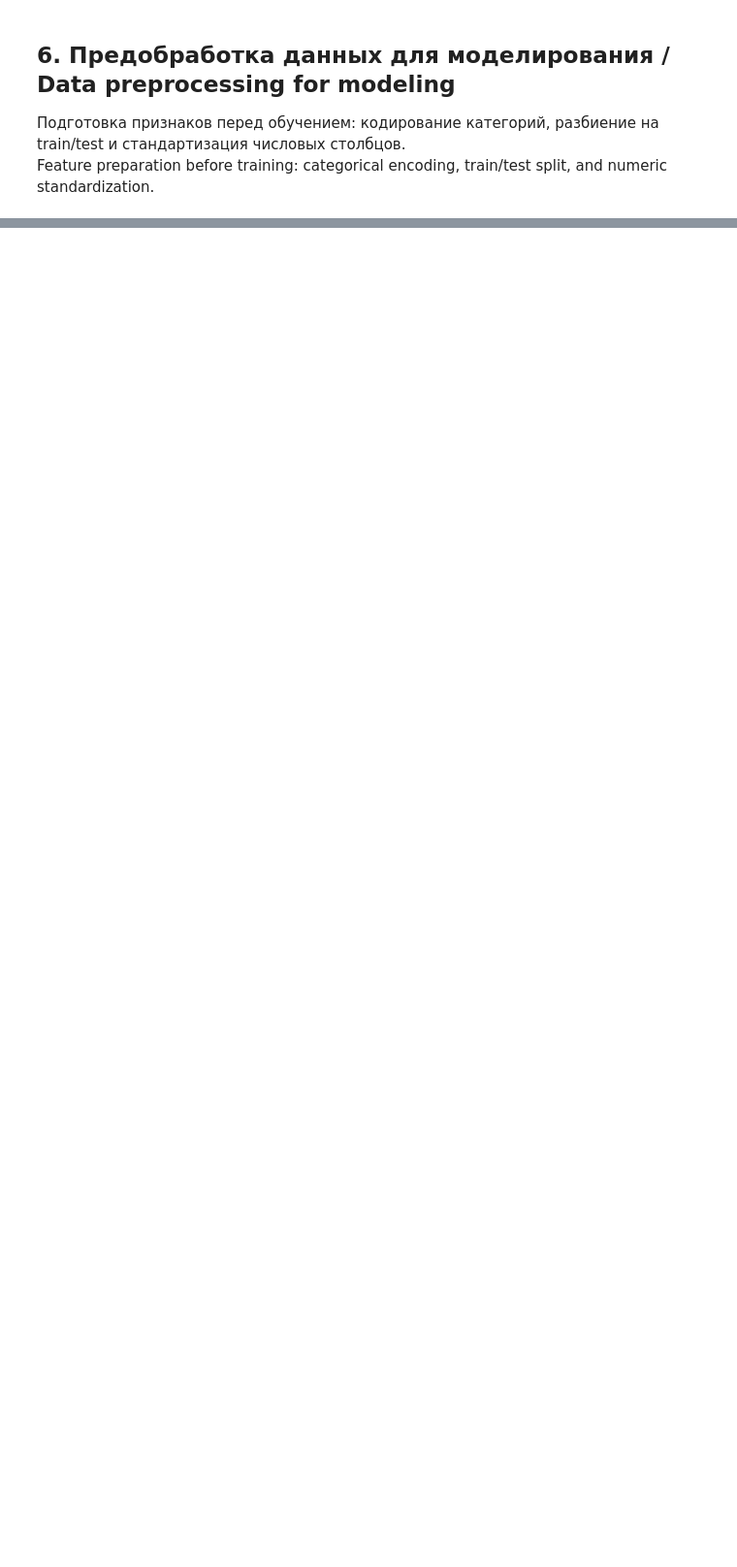
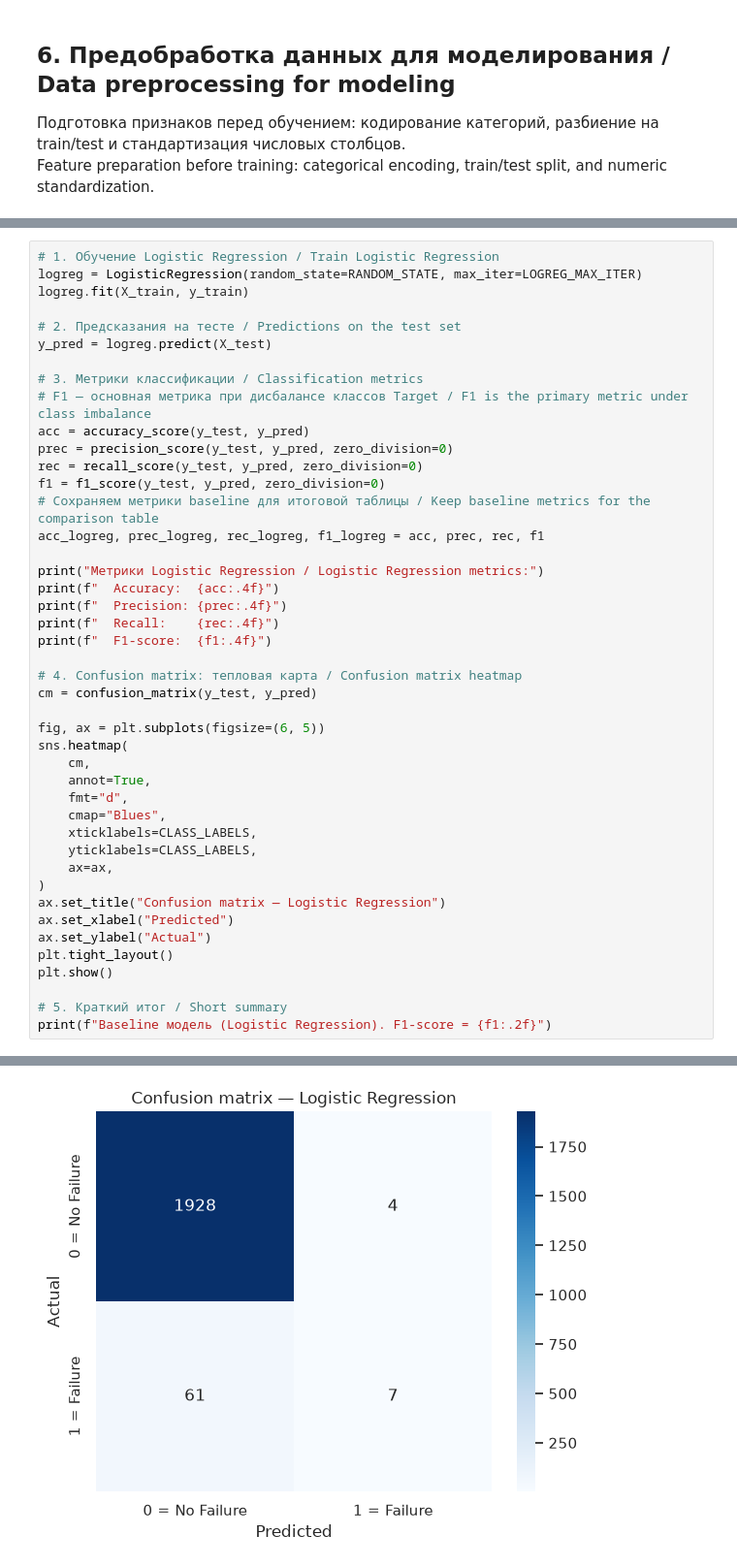
Before and after one commit to notacoder-notyet/Pet-proj, a Jupyter notebook: notebooks/01_eda_and_modeling.ipynb, the cells around one changed output, grey strips where cells are left out. Shown at 97% size. Saved outputs shown, nothing was run; the diff lists cells and outputs as text; blank space fills up the shorter version.

```diff
--- a/notebooks/01_eda_and_modeling.ipynb
+++ b/notebooks/01_eda_and_modeling.ipynb
@@ -321,0 +371,45 @@ Preprocessing complete. Data is ready for model training.
+# %%
+# 1. Обучение Logistic Regression / Train Logistic Regression
+logreg = LogisticRegression(random_state=RANDOM_STATE, max_iter=LOGREG_MAX_ITER)
+logreg.fit(X_train, y_train)
+
+# 2. Предсказания на тесте / Predictions on the test set
+y_pred = logreg.predict(X_test)
+
+# 3. Метрики классификации / Classification metrics
+# F1 — основная метрика при дисбалансе классов Target / F1 is the primary metric under class imbalance
+acc = accuracy_score(y_test, y_pred)
+prec = precision_score(y_test, y_pred, zero_division=0)
+rec = recall_score(y_test, y_pred, zero_division=0)
+f1 = f1_score(y_test, y_pred, zero_division=0)
+# Сохраняем метрики baseline для итоговой таблицы / Keep baseline metrics for the comparison table
+acc_logreg, prec_logreg, rec_logreg, f1_logreg = acc, prec, rec, f1
+
+print("Метрики Logistic Regression / Logistic Regression metrics:")
+print(f"  Accuracy:  {acc:.4f}")
+print(f"  Precision: {prec:.4f}")
+print(f"  Recall:    {rec:.4f}")
+print(f"  F1-score:  {f1:.4f}")
+
+# 4. Confusion matrix: тепловая карта / Confusion matrix heatmap
+cm = confusion_matrix(y_test, y_pred)
+
+fig, ax = plt.subplots(figsize=(6, 5))
+sns.heatmap(
+    cm,
+    annot=True,
+    fmt="d",
+    cmap="Blues",
+    xticklabels=CLASS_LABELS,
+    yticklabels=CLASS_LABELS,
+    ax=ax,
+)
+ax.set_title("Confusion matrix — Logistic Regression")
+ax.set_xlabel("Predicted")
+ax.set_ylabel("Actual")
+plt.tight_layout()
+plt.show()
+
+# 5. Краткий итог / Short summary
+print(f"Baseline модель (Logistic Regression). F1-score = {f1:.2f}")
+# %% [output]
@@ -321,0 +421 @@ Preprocessing complete. Data is ready for model training.
+[figure, added]
```
Also changed, not shown: parts of 19 cells of this notebook, 9 other files.
